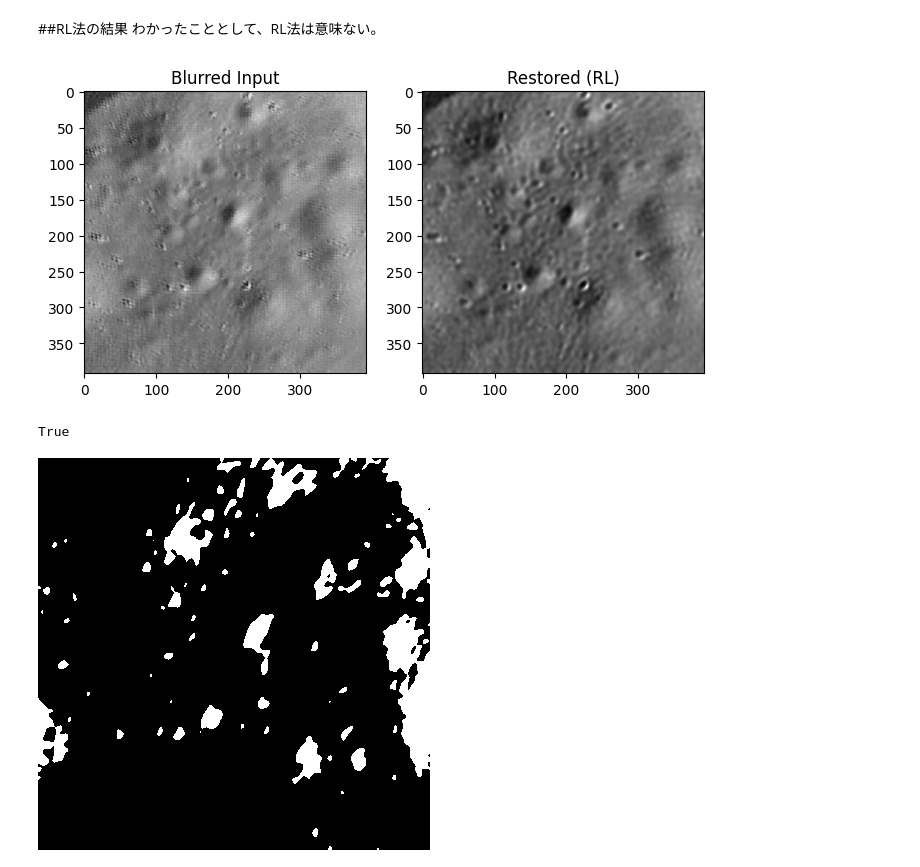
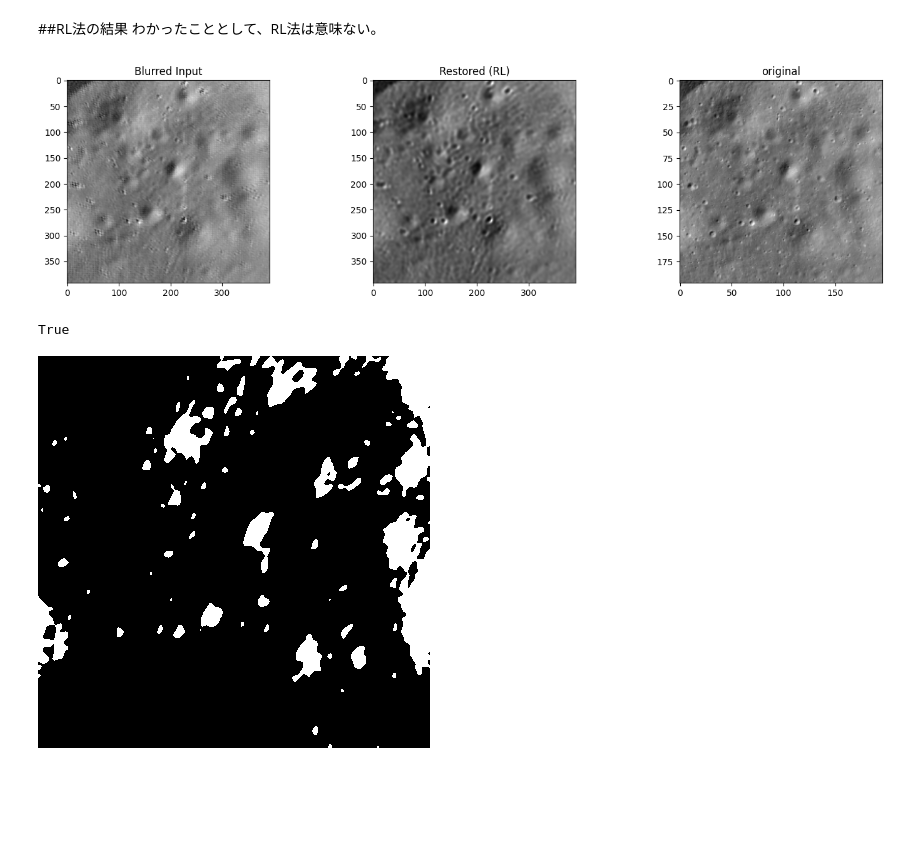
Before and after one commit to haru452/anime_super-resolution, a Jupyter notebook: hexgon.ipynb, the cells around one changed output. Saved outputs shown, nothing was run; the diff lists cells and outputs as text; code cells hidden in the pictures; blank space fills up the shorter version.

```diff
--- a/hexgon.ipynb
+++ b/hexgon.ipynb
@@ -13,10 +13,11 @@ from scipy.spatial import cKDTree
 # 0. 画像の読み込み
 # ======================================================
 paths = sorted(glob.glob("bs*.png"))  # bs1.png ~ bs4.png
-images = [cv2.imread(p, cv2.IMREAD_GRAYSCALE).astype(np.float32) for p in paths]
-for i,img in enumerate( images):
+images_original = [cv2.imread(p, cv2.IMREAD_GRAYSCALE).astype(np.float32) for p in paths]
+images = []
+for img in images_original:
   new_size = (img.shape[1] // 2, img.shape[0] // 2)
-  images[i] = cv2.resize(img, new_size, interpolation=cv2.INTER_CUBIC)
+  images.append(cv2.resize(img, new_size, interpolation=cv2.INTER_CUBIC))
 
 if not images or any(img is None for img in images):
     raise FileNotFoundError("画像が見つかりません。paths のパスを確認してください。")
@@ -47,6 +48,9 @@ def align_rotation(base, img):
 print("\n回転補正を適用中...")
 aligned_images = [images[0]] + [align_rotation(images[0], img) for img in images[1:]]
 
+print("\n回転補正をground truthにも適用中...")
+aligned_images_original = [images_original[0]] + [align_rotation(images_original[0], img) for img in images_original[1:]]
+
 
 # ======================================================
 # 2. 有効領域のクロップ(縁のアーティファクトを除去)
@@ -60,6 +64,10 @@ def crop_valid_region(imgs, margin_ratio=0.12):
 aligned_images = crop_valid_region(aligned_images, margin_ratio=0.12)
 h, w = aligned_images[0].shape
 print(f"クロップ後のサイズ: {aligned_images[0].shape}")
+
+aligned_images_original = crop_valid_region(aligned_images_original, margin_ratio=0.12)
+h1, w1 = aligned_images_original[0].shape
+print(f"クロップ後のoriginalのサイズ: {aligned_images_original[0].shape}")
 
 
 # ======================================================
@@ -495,38 +514,41 @@ def richardson_lucy(image, psf, iterations=50):
         # 2. 観測画像と畳み込み結果の比を計算
         relative_blur = image / (conv + 1e-12)
         # 3. 比をPSFの反転で畳み込み、補正係数を求める
         error_est = convolve2d(relative_blur, psf_mirror, mode='same', boundary='symm')
         # 4. 推定画像を更新
         estimate *= error_est
 
     return estimate
 
 # --- 実行 ---
 # 1. ぼやけている元画像を読み込む
 # （もともとガウシアンがかかっている前提）
-blur_img = cv2.imread('hex_reconstruction.png', cv2.IMREAD_GRAYSCALE) / 255.0
+blur_img = cv2.imread('hex_reconstruction_k4.png', cv2.IMREAD_GRAYSCALE) / 255.0
 
 # 2. 「かかっているはずの」ガウシアンPSFを定義する
 # ここが重要です：実際に画像にかかっているぼけ具合に合わせて設定してください
 px = 21  # PSFサイズ
 sigma = 3.0 # ここを調整して、画像のぼけ具合と合わせる
 x = np.linspace(-px//2, px//2, px)
 x, y = np.meshgrid(x, x)
 psf = np.exp(-(x**2 + y**2) / (2 * sigma**2))
 psf /= np.sum(psf)
 
 # 3. RL法で復元
 restored_img = richardson_lucy(blur_img, psf, iterations=10)
 
 # 表示
-plt.figure(figsize=(8, 4))
-plt.subplot(1, 2, 1); plt.title("Blurred Input"); plt.imshow(blur_img, cmap='gray')
-plt.subplot(1, 2, 2); plt.title("Restored (RL)"); plt.imshow(restored_img, cmap='gray')
+plt.figure(figsize=(15, 4))
+plt.subplot(1, 3, 1); plt.title("Blurred Input"); plt.imshow(blur_img, cmap='gray')
+plt.subplot(1, 3, 2); plt.title("Restored (RL)"); plt.imshow(restored_img, cmap='gray')
+plt.subplot(1, 3, 3); plt.title("original"); plt.imshow(aligned_images_original[0] , cmap='gray')
+plt.tight_layout()
+plt.savefig("rl_comparison.png", dpi=150)
 plt.show()
 # ファイル名と保存したい画像を指定（例: 'RL.png' という名前で保存）
 cv2.imwrite('RL.png', (restored_img * 255).astype(np.uint8))
 # %% [output]
-[figure, old version]
+[figure, new version]
 True
 # %%
 img = cv2.imread('RL.png')
```
Also changed, not shown: parts of 2 cells of this notebook.
